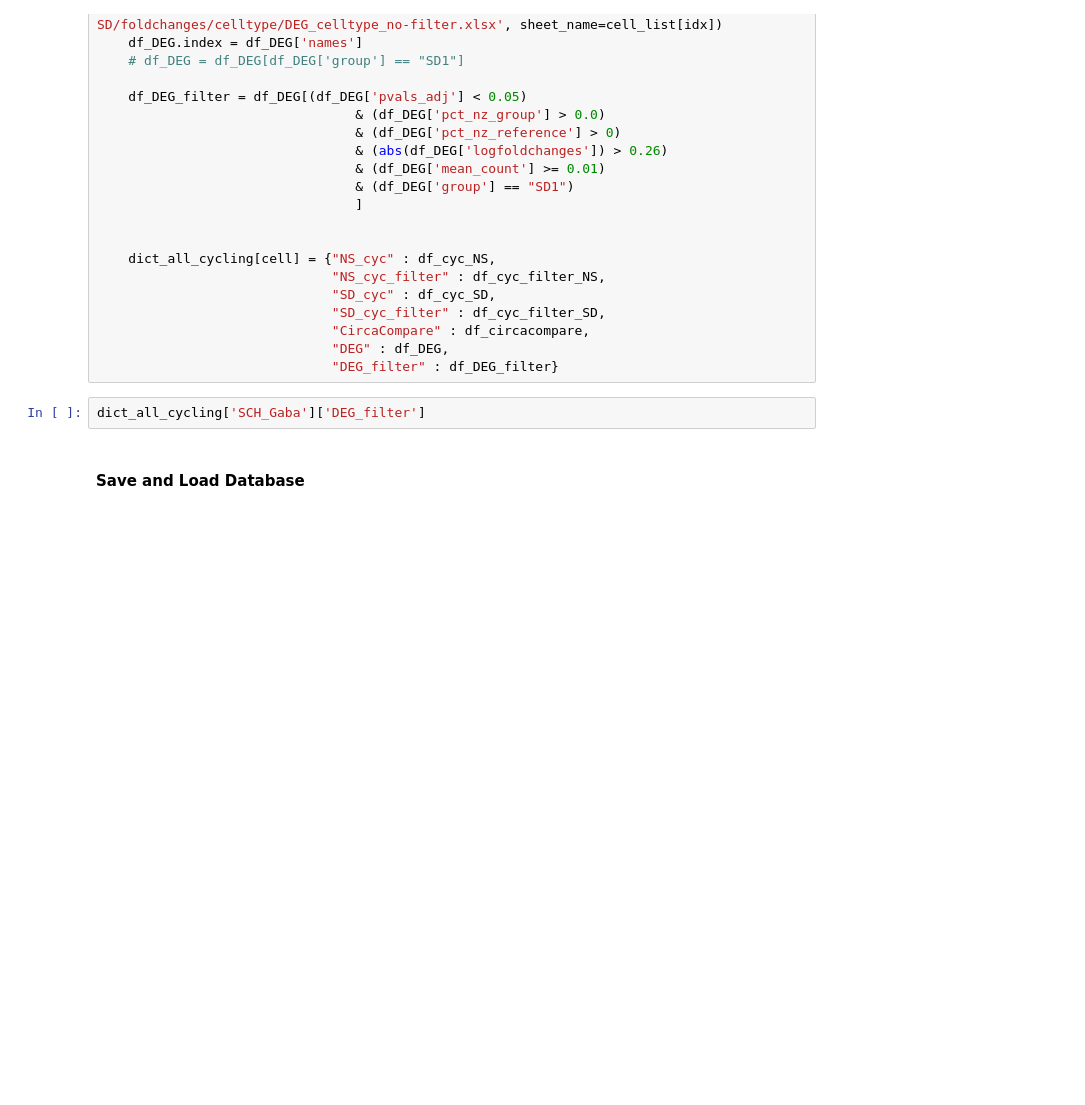
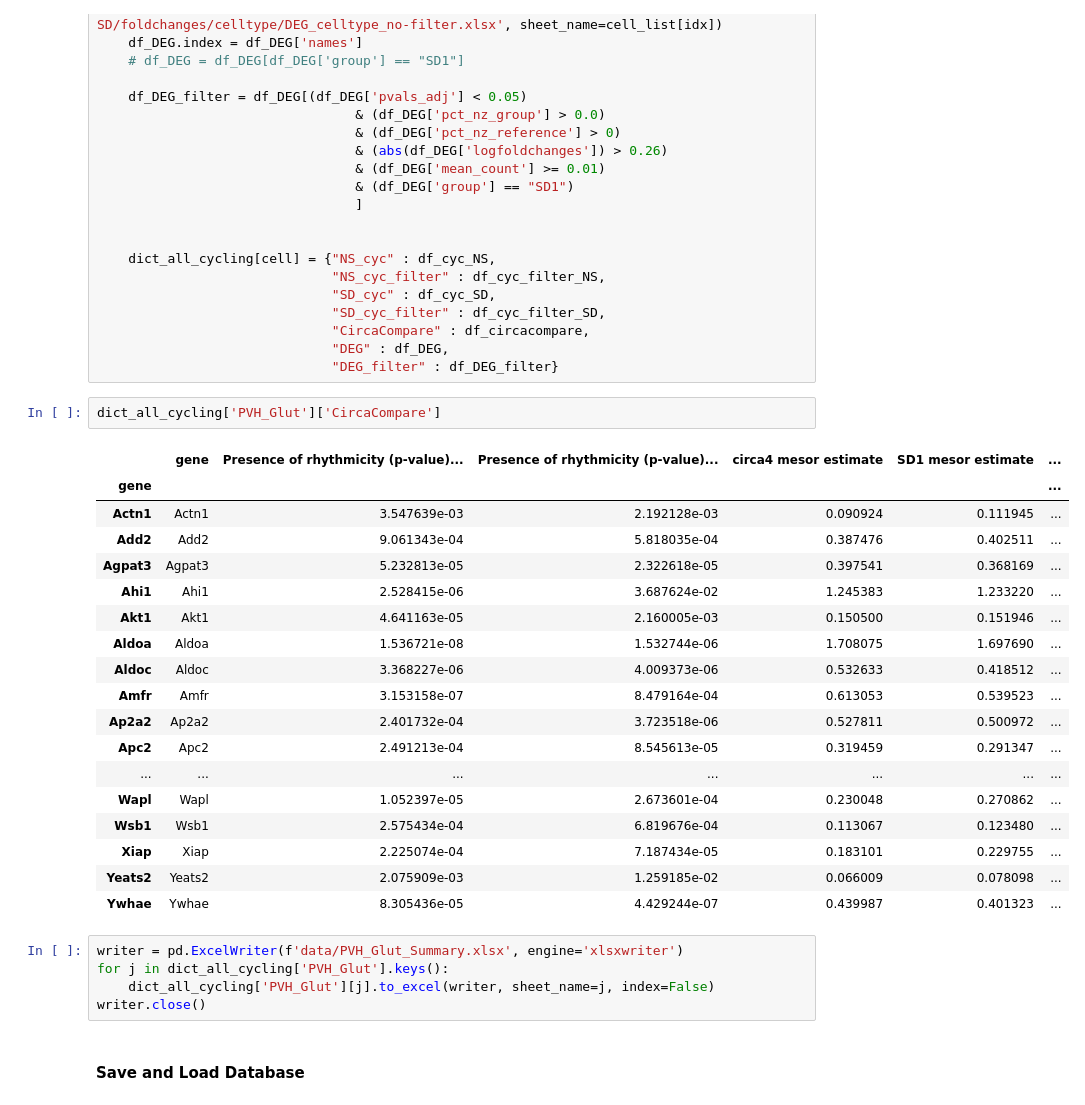
Before and after one commit to Carboneinerte/Pynda_ssc, a Jupyter notebook: v10D_Xenium_Downstream_Analysis_WIP.ipynb, the cells around one changed output. Saved outputs shown, nothing was run; the diff lists cells and outputs as text; blank space fills up the shorter version.

```diff
--- a/v10D_Xenium_Downstream_Analysis_WIP.ipynb
+++ b/v10D_Xenium_Downstream_Analysis_WIP.ipynb
@@ -1108,7 +1108,31 @@ for idx, cell in enumerate(cell_list_under):
                               "DEG" : df_DEG,
                               "DEG_filter" : df_DEG_filter}
 # %%
-dict_all_cycling['SCH_Gaba']['DEG_filter']
+dict_all_cycling['PVH_Glut']['CircaCompare']
+# %% [output]
+|  | gene | Presence of rhythmicity (p-value)... | Presence of rhythmicity (p-value)... | circa4 mesor estimate | SD1 mesor estimate | ... |
+| gene |  |  |  |  |  | ... |
+| Actn1 | Actn1 | 3.547639e-03 | 2.192128e-03 | 0.090924 | 0.111945 | ... |
+| Add2 | Add2 | 9.061343e-04 | 5.818035e-04 | 0.387476 | 0.402511 | ... |
+| Agpat3 | Agpat3 | 5.232813e-05 | 2.322618e-05 | 0.397541 | 0.368169 | ... |
+| Ahi1 | Ahi1 | 2.528415e-06 | 3.687624e-02 | 1.245383 | 1.233220 | ... |
+| Akt1 | Akt1 | 4.641163e-05 | 2.160005e-03 | 0.150500 | 0.151946 | ... |
+| Aldoa | Aldoa | 1.536721e-08 | 1.532744e-06 | 1.708075 | 1.697690 | ... |
+| Aldoc | Aldoc | 3.368227e-06 | 4.009373e-06 | 0.532633 | 0.418512 | ... |
+| Amfr | Amfr | 3.153158e-07 | 8.479164e-04 | 0.613053 | 0.539523 | ... |
+| Ap2a2 | Ap2a2 | 2.401732e-04 | 3.723518e-06 | 0.527811 | 0.500972 | ... |
+| Apc2 | Apc2 | 2.491213e-04 | 8.545613e-05 | 0.319459 | 0.291347 | ... |
+| ... | ... | ... | ... | ... | ... | ... |
+| Wapl | Wapl | 1.052397e-05 | 2.673601e-04 | 0.230048 | 0.270862 | ... |
+| Wsb1 | Wsb1 | 2.575434e-04 | 6.819676e-04 | 0.113067 | 0.123480 | ... |
+| Xiap | Xiap | 2.225074e-04 | 7.187434e-05 | 0.183101 | 0.229755 | ... |
+| Yeats2 | Yeats2 | 2.075909e-03 | 1.259185e-02 | 0.066009 | 0.078098 | ... |
+| Ywhae | Ywhae | 8.305436e-05 | 4.429244e-07 | 0.439987 | 0.401323 | ... |
+# %%
+writer = pd.ExcelWriter(f'data/PVH_Glut_Summary.xlsx', engine='xlsxwriter')
+for j in dict_all_cycling['PVH_Glut'].keys():
+    dict_all_cycling['PVH_Glut'][j].to_excel(writer, sheet_name=j, index=False)
+writer.close()
 # %% [markdown]
 #### Save and Load Database
 # %%
```
Also changed, not shown: parts of 6 cells of this notebook.
